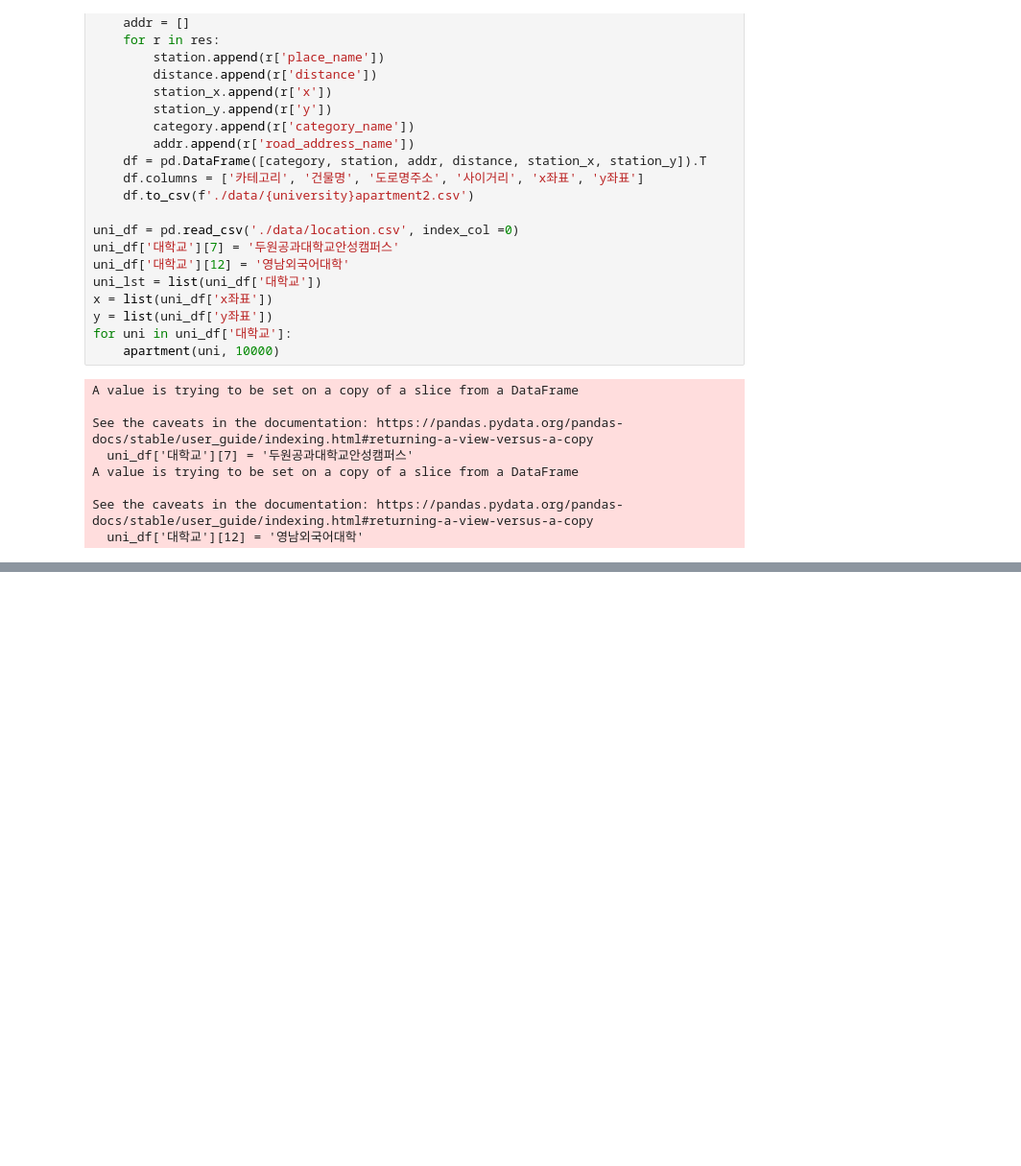
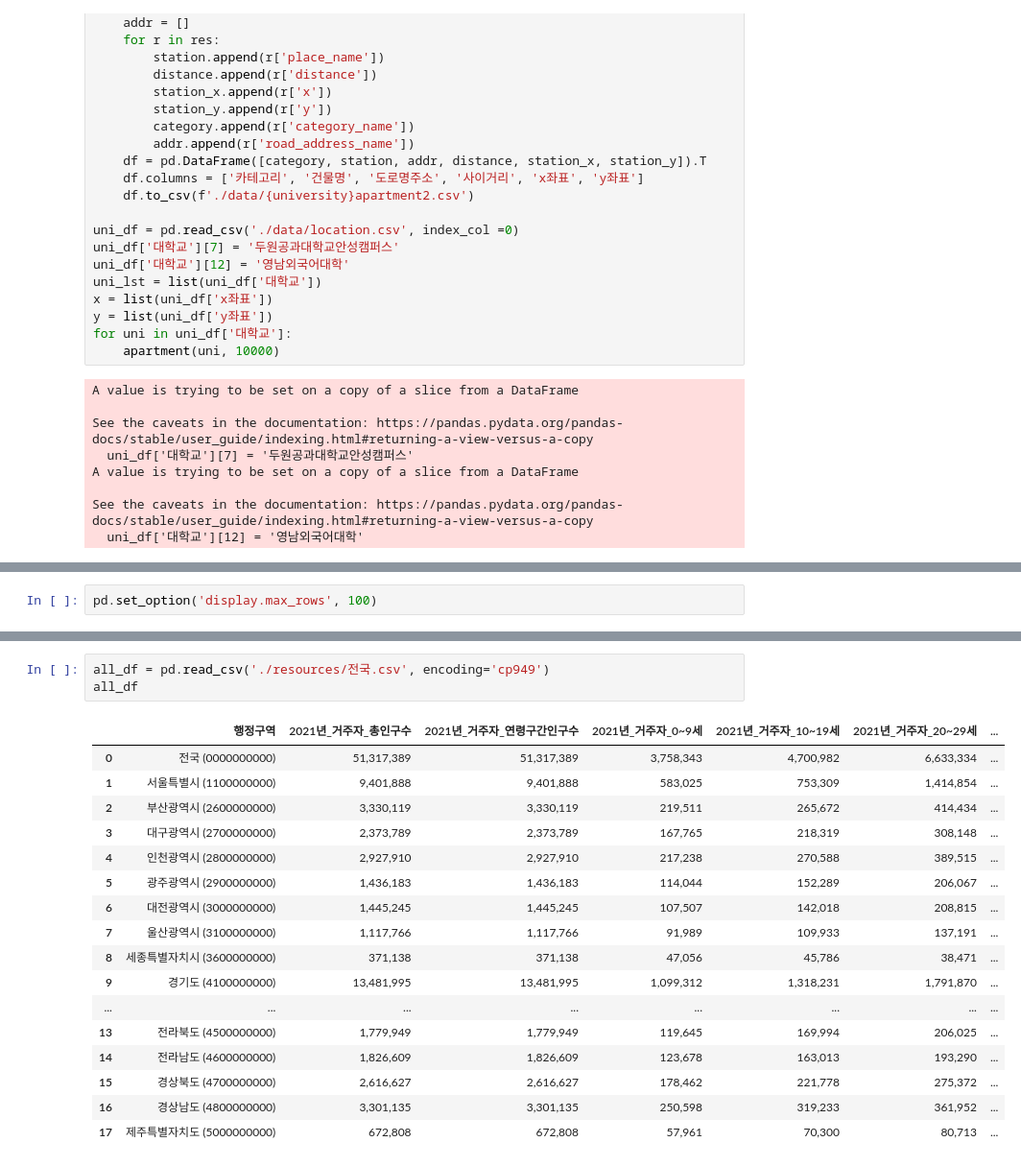
Before and after one commit to JngMkk/MLP_4_Project, a Jupyter notebook: jm_data/test.ipynb, the cells around one changed output, grey strips where cells are left out. Shown: that part at 96% size. Drawn from its saved outputs; the diff is of its cells as text; blank space fills up the shorter version.

```diff
--- a/jm_data/test.ipynb
+++ b/jm_data/test.ipynb
@@ -505,0 +764,2 @@ See the caveats in the documentation: https://pandas.pydata.org/pandas-docs/stab
+# %%
+pd.set_option('display.max_rows', 100)
@@ -505,0 +863,21 @@ See the caveats in the documentation: https://pandas.pydata.org/pandas-docs/stab
+# %%
+all_df = pd.read_csv('./resources/전국.csv', encoding='cp949')
+all_df
+# %% [output]
+|  | 행정구역 | 2021년_거주자_총인구수 | 2021년_거주자_연령구간인구수 | 2021년_거주자_0~9세 | 2021년_거주자_10~19세 | 2021년_거주자_20~29세 | ... |
+| 0 | 전국 (0000000000) | 51,317,389 | 51,317,389 | 3,758,343 | 4,700,982 | 6,633,334 | ... |
+| 1 | 서울특별시 (1100000000) | 9,401,888 | 9,401,888 | 583,025 | 753,309 | 1,414,854 | ... |
+| 2 | 부산광역시 (2600000000) | 3,330,119 | 3,330,119 | 219,511 | 265,672 | 414,434 | ... |
+| 3 | 대구광역시 (2700000000) | 2,373,789 | 2,373,789 | 167,765 | 218,319 | 308,148 | ... |
+| 4 | 인천광역시 (2800000000) | 2,927,910 | 2,927,910 | 217,238 | 270,588 | 389,515 | ... |
+| 5 | 광주광역시 (2900000000) | 1,436,183 | 1,436,183 | 114,044 | 152,289 | 206,067 | ... |
+| 6 | 대전광역시 (3000000000) | 1,445,245 | 1,445,245 | 107,507 | 142,018 | 208,815 | ... |
+| 7 | 울산광역시 (3100000000) | 1,117,766 | 1,117,766 | 91,989 | 109,933 | 137,191 | ... |
+| 8 | 세종특별자치시 (3600000000) | 371,138 | 371,138 | 47,056 | 45,786 | 38,471 | ... |
+| 9 | 경기도 (4100000000) | 13,481,995 | 13,481,995 | 1,099,312 | 1,318,231 | 1,791,870 | ... |
+| ... | ... | ... | ... | ... | ... | ... | ... |
+| 13 | 전라북도 (4500000000) | 1,779,949 | 1,779,949 | 119,645 | 169,994 | 206,025 | ... |
+| 14 | 전라남도 (4600000000) | 1,826,609 | 1,826,609 | 123,678 | 163,013 | 193,290 | ... |
+| 15 | 경상북도 (4700000000) | 2,616,627 | 2,616,627 | 178,462 | 221,778 | 275,372 | ... |
+| 16 | 경상남도 (4800000000) | 3,301,135 | 3,301,135 | 250,598 | 319,233 | 361,952 | ... |
+| 17 | 제주특별자치도 (5000000000) | 672,808 | 672,808 | 57,961 | 70,300 | 80,713 | ... |
```
Also changed, not shown: parts of 34 cells of this notebook, 37 other files.
